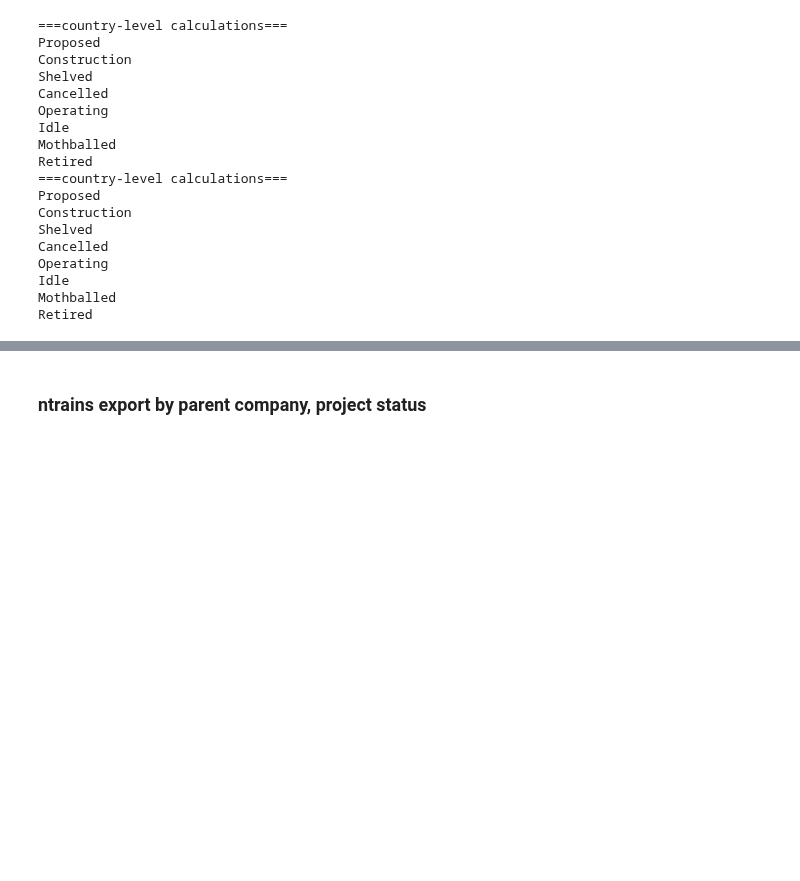
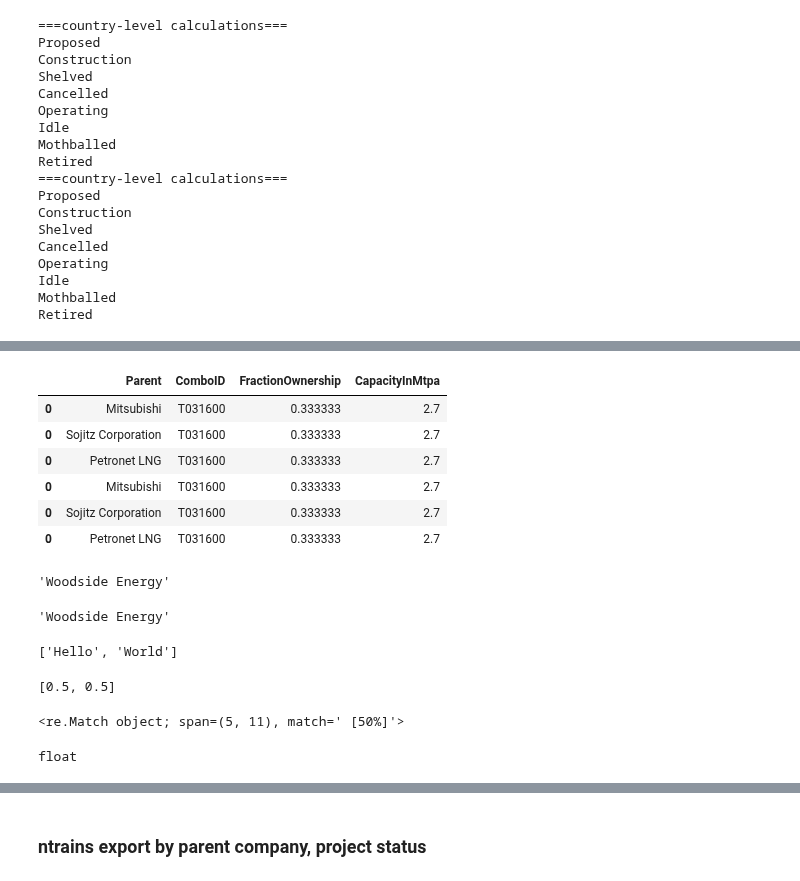
Before and after one commit to GlobalEnergyMonitor/goit-ggit-data-ops, a Jupyter notebook: notebooks/data-releases/GGIT-LNG-Terminals-Summary-Sheets-January2022.ipynb, the cells around one changed output, grey strips where cells are left out. Saved outputs shown, nothing was run; the diff lists cells and outputs as text; code cells hidden in the pictures; blank space fills up the shorter version.

```diff
--- a/notebooks/data-releases/GGIT-LNG-Terminals-Summary-Sheets-January2022.ipynb
+++ b/notebooks/data-releases/GGIT-LNG-Terminals-Summary-Sheets-January2022.ipynb
@@ -13,3 +9,6 @@ import shapely
+# %%
+pandas.io.formats.excel.ExcelFormatter.header_style = None
+excel_writer = pandas.ExcelWriter('GGIT-Terminals-SummarySheets-'+str(datetime.date.today())+'.xlsx', engine='xlsxwriter')
 # %% [markdown]
 import Terminals_Current dataset
 # %%
@@ -457,0 +514,36 @@ Retired
+# %%
+owner_parent_calculations_df.loc[owner_parent_calculations_df.ComboID=='T031600']
+# %% [output]
+|  | Parent | ComboID | FractionOwnership | CapacityInMtpa |
+| 0 | Mitsubishi | T031600 | 0.333333 | 2.7 |
+| 0 | Sojitz Corporation | T031600 | 0.333333 | 2.7 |
+| 0 | Petronet LNG | T031600 | 0.333333 | 2.7 |
+| 0 | Mitsubishi | T031600 | 0.333333 | 2.7 |
+| 0 | Sojitz Corporation | T031600 | 0.333333 | 2.7 |
+| 0 | Petronet LNG | T031600 | 0.333333 | 2.7 |
+# %%
+re.sub(' \[.*\]', '', parent_string.split('; ')[0])
+# %% [output]
+'Woodside Energy'
+# %%
+re.sub(' \[\\d+(?:\\.\\d+)?%\]', '', parent_string.split('; ')[0])
+# %% [output]
+'Woodside Energy'
+# %%
+# sub anything within brackets and a percent
+re.sub(' \[\\d+(?:\\.\\d+)?%\]', '', 'Hello [50%]; World [50%]').split('; ')
+# %% [output]
+['Hello', 'World']
+# %%
+# sub anything within brackets and a percent
+[float(i.rstrip('%'))/100. for i in re.findall('\\d+(?:\\.\\d+)?%', 'Hello, dolly [50%]; World [50%]')]
+# %% [output]
+[0.5, 0.5]
+# %%
+re.search(' \[\\d+(?:\\.\\d+)?%\]', 'Hello [50%]; World [50%]')#parent_string.split('; ')[0])
+# %% [output]
+<re.Match object; span=(5, 11), match=' [50%]'>
+# %%
+type(parent_list)
+# %% [output]
+float
```
Also changed, not shown: parts of 28 cells of this notebook, 7 other files.
